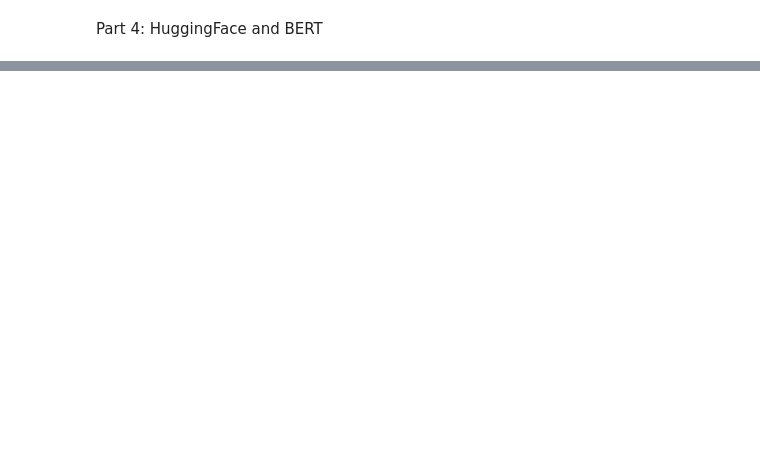
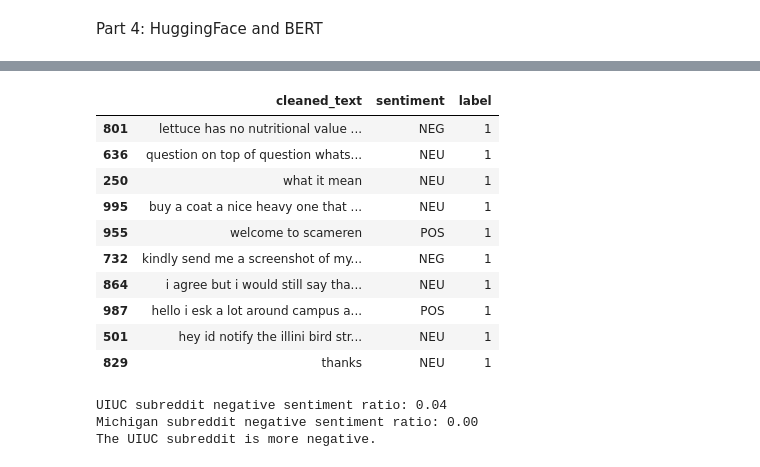
Before and after one commit to On0ne/project3-embeddings, a Jupyter notebook: project-3.ipynb, the cells around one changed output, grey strips where cells are left out. Cells and saved outputs as stored; diff of their text form; code cells hidden in the pictures; blank space fills up the shorter version.

```diff
--- a/project-3.ipynb
+++ b/project-3.ipynb
@@ -209,3 +396,9 @@ Error:
 # %%
 #use the pipeline to classify the sentiment of all posts in the reddit dataset
 #report the most common sentiment label
+sample = data.head(1000)
+
+sample['sentiment'] = sample['cleaned_text'].apply(lambda x: pipe(x[:128])[0]['label'])
+
+most_common_sentiment = sample['sentiment'].value_counts().idxmax()
+print(most_common_sentiment)
@@ -212,2 +412,15 @@ Error:
 # %%
 #look at ten sample posts and labels; do you agree with all of them?
+sample[['cleaned_text', 'sentiment', 'label']].sample(10)
+# %% [output]
+|  | cleaned_text | sentiment | label |
+| 801 | lettuce has no nutritional value ... | NEG | 1 |
+| 636 | question on top of question whats... | NEU | 1 |
+| 250 | what it mean | NEU | 1 |
+| 995 | buy a coat a nice heavy one that ... | NEU | 1 |
+| 955 | welcome to scameren | POS | 1 |
+| 732 | kindly send me a screenshot of my... | NEG | 1 |
+| 864 | i agree but i would still say tha... | NEU | 1 |
+| 987 | hello i esk a lot around campus a... | POS | 1 |
+| 501 | hey id notify the illini bird str... | NEU | 1 |
+| 829 | thanks | NEU | 1 |
@@ -215,0 +427,21 @@ Error:
+# %%
+#is the UIUC or Michigan subreddit more negative?
+uiuc_negative = sample[(sample['label'] == 1) & (sample['sentiment'] == 'NEG')]
+mich_negative = sample[(sample['label'] == 0) & (sample['sentiment'] == 'NEG')]
+
+uiuc_negative_ratio = len(uiuc_negative) / len(data[data['label'] == 1])
+mich_negative_ratio = len(mich_negative) / len(data[data['label'] == 0])
+
+print(f"UIUC subreddit negative sentiment ratio: {uiuc_negative_ratio:.2f}")
+print(f"Michigan subreddit negative sentiment ratio: {mich_negative_ratio:.2f}")
+
+if uiuc_negative_ratio > mich_negative_ratio:
+    print("The UIUC subreddit is more negative.")
+elif mich_negative_ratio > uiuc_negative_ratio:
+    print("The Michigan subreddit is more negative.")
+else:
+    print("Both subreddits have the same level of negativity.")
+# %% [output]
+UIUC subreddit negative sentiment ratio: 0.04
+Michigan subreddit negative sentiment ratio: 0.00
+The UIUC subreddit is more negative.
```
Also changed, not shown: parts of 20 cells of this notebook.
